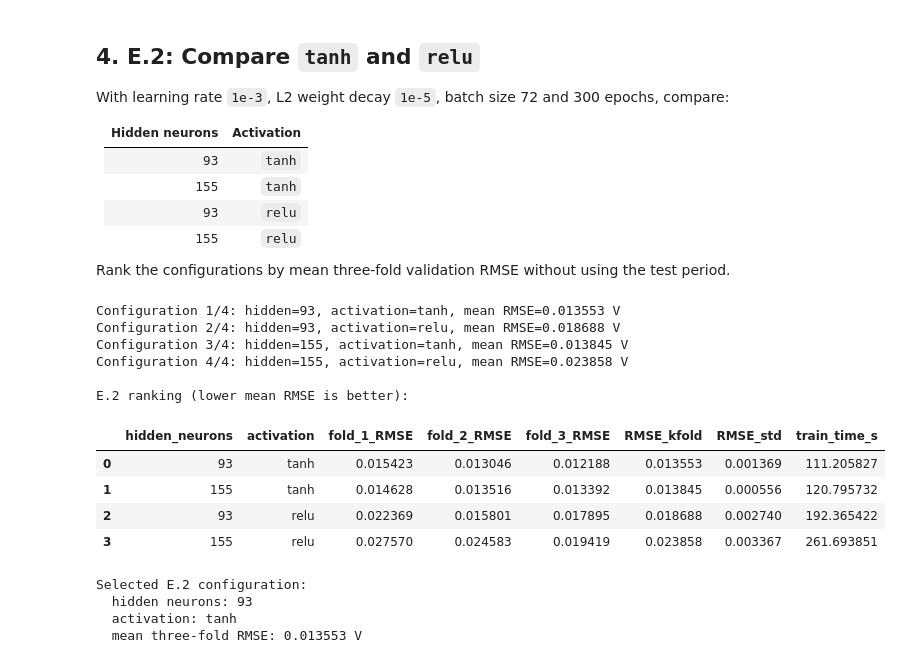
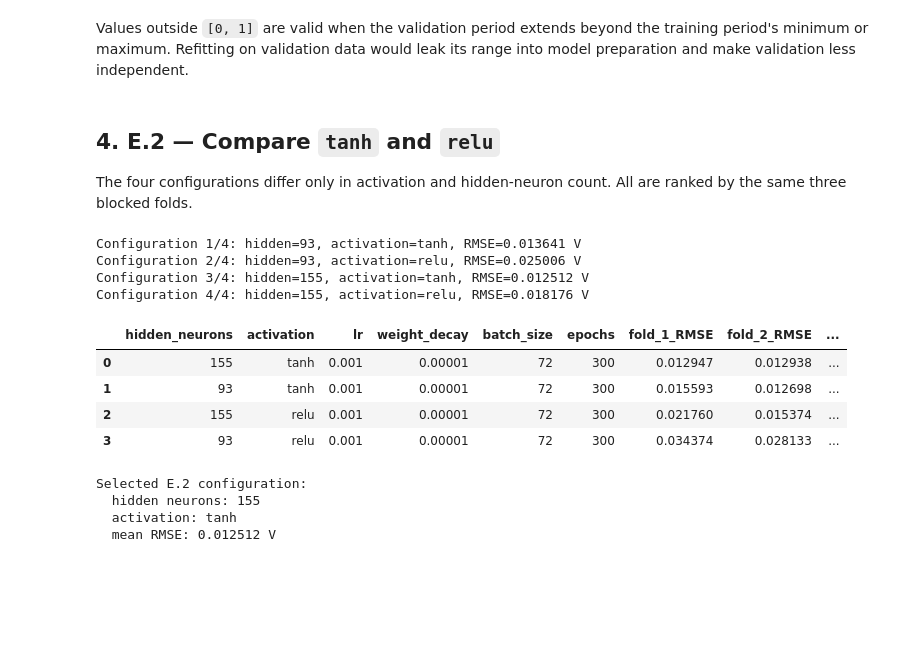
Before and after one commit to Team-Nando-Capstone/Capstone_project_2026_sem1, a Jupyter notebook: Tutorial_1_LV_Vol_Estimation/Tutorial_1_LV_Voltage_Estimation_Exercise_Solutions.ipynb, the cells around one changed output. Cells and saved outputs as stored; diff of their text form; code cells hidden in the pictures; blank space fills up the shorter version.

```diff
--- a/Tutorial_1_LV_Vol_Estimation/Tutorial_1_LV_Voltage_Estimation_Exercise_Solutions.ipynb
+++ b/Tutorial_1_LV_Vol_Estimation/Tutorial_1_LV_Voltage_Estimation_Exercise_Solutions.ipynb
@@ -277,79 +260,58 @@ Validation values after training-only MinMax scaling:
-# %% [markdown]
-## 4. E.2: Compare `tanh` and `relu`
-
-With learning rate `1e-3`, L2 weight decay `1e-5`, batch size 72 and 300 epochs, compare:
-
-| Hidden neurons | Activation |
-|---:|:---:|
-| 93 | `tanh` |
-| 155 | `tanh` |
-| 93 | `relu` |
-| 155 | `relu` |
-
-Rank the configurations by mean three-fold validation RMSE without using the test period.
+# %% [markdown]
+Values outside `[0, 1]` are valid when the validation period extends beyond the training period's minimum or maximum. Refitting on validation data would leak its range into model preparation and make validation less independent.
+# %% [markdown]
+## 4. E.2 — Compare `tanh` and `relu`
+
+The four configurations differ only in activation and hidden-neuron count. All are ranked by the same three blocked folds.
 # %%
 exercise_configs = [
     {
         "hidden_neurons": hidden_neurons,
         "activation": activation,
         "lr": 1e-3,
         "weight_decay": 1e-5,
         "batch_size": 72,
         "epochs": 300,
     }
     for hidden_neurons, activation in itertools.product(
         [93, 155], ["tanh", "relu"]
     )
 ]
 
 exercise_rows = []
 for number, config in enumerate(exercise_configs, start=1):
-    result = evaluate_config(config, PQ_tr, V_tr, k=3, base_seed=42)
+    result = evaluate_config(config, PQ_tr, V_tr)
     exercise_rows.append(result)
     print(
-        f"Configuration {number}/4: hidden={config['hidden_neurons']}, "
+        f"Configuration {number}/4: "
+        f"hidden={config['hidden_neurons']}, "
         f"activation={config['activation']}, "
-        f"mean RMSE={result['RMSE_kfold']:.6f} V"
+        f"RMSE={result['RMSE_kfold']:.6f} V"
     )
 
 exercise_results = (
     pd.DataFrame(exercise_rows)
     .sort_values("RMSE_kfold")
     .reset_index(drop=True)
 )
-
-result_columns = [
-    "hidden_neurons",
-    "activation",
-    "fold_1_RMSE",
-    "fold_2_RMSE",
-    "fold_3_RMSE",
-    "RMSE_kfold",
-    "RMSE_std",
-    "train_time_s",
-]
-
-print("\nE.2 ranking (lower mean RMSE is better):")
-display(exercise_results[result_columns].round(6))
+display(exercise_results.round(6))
 
 best_exercise_config = exercise_results.iloc[0].to_dict()
 print("Selected E.2 configuration:")
 print(f"  hidden neurons: {int(best_exercise_config['hidden_neurons'])}")
 print(f"  activation: {best_exercise_config['activation']}")
-print(f"  mean three-fold RMSE: {best_exercise_config['RMSE_kfold']:.6f} V")
+print(f"  mean RMSE: {best_exercise_config['RMSE_kfold']:.6f} V")
 # %% [output]
-Configuration 1/4: hidden=93, activation=tanh, mean RMSE=0.013553 V
-Configuration 2/4: hidden=93, activation=relu, mean RMSE=0.018688 V
-Configuration 3/4: hidden=155, activation=tanh, mean RMSE=0.013845 V
-Configuration 4/4: hidden=155, activation=relu, mean RMSE=0.023858 V
-
-E.2 ranking (lower mean RMSE is better):
+Configuration 1/4: hidden=93, activation=tanh, RMSE=0.013641 V
+Configuration 2/4: hidden=93, activation=relu, RMSE=0.025006 V
+Configuration 3/4: hidden=155, activation=tanh, RMSE=0.012512 V
+Configuration 4/4: hidden=155, activation=relu, RMSE=0.018176 V
-|  | hidden_neurons | activation | fold_1_RMSE | fold_2_RMSE | fold_3_RMSE | RMSE_kfold | RMSE_std | train_time_s |
-| 0 | 93 | tanh | 0.015423 | 0.013046 | 0.012188 | 0.013553 | 0.001369 | 111.205827 |
-| 1 | 155 | tanh | 0.014628 | 0.013516 | 0.013392 | 0.013845 | 0.000556 | 120.795732 |
-| 2 | 93 | relu | 0.022369 | 0.015801 | 0.017895 | 0.018688 | 0.002740 | 192.365422 |
-| 3 | 155 | relu | 0.027570 | 0.024583 | 0.019419 | 0.023858 | 0.003367 | 261.693851 |
+|  | hidden_neurons | activation | lr | weight_decay | batch_size | epochs | fold_1_RMSE | fold_2_RMSE | ... |
+| 0 | 155 | tanh | 0.001 | 0.00001 | 72 | 300 | 0.012947 | 0.012938 | ... |
+| 1 | 93 | tanh | 0.001 | 0.00001 | 72 | 300 | 0.015593 | 0.012698 | ... |
+| 2 | 155 | relu | 0.001 | 0.00001 | 72 | 300 | 0.021760 | 0.015374 | ... |
+| 3 | 93 | relu | 0.001 | 0.00001 | 72 | 300 | 0.034374 | 0.028133 | ... |
 Selected E.2 configuration:
-  hidden neurons: 93
+  hidden neurons: 155
   activation: tanh
-  mean three-fold RMSE: 0.013553 V
+  mean RMSE: 0.012512 V
```
Also changed, not shown: parts of 20 cells of this notebook, 37 other files.
